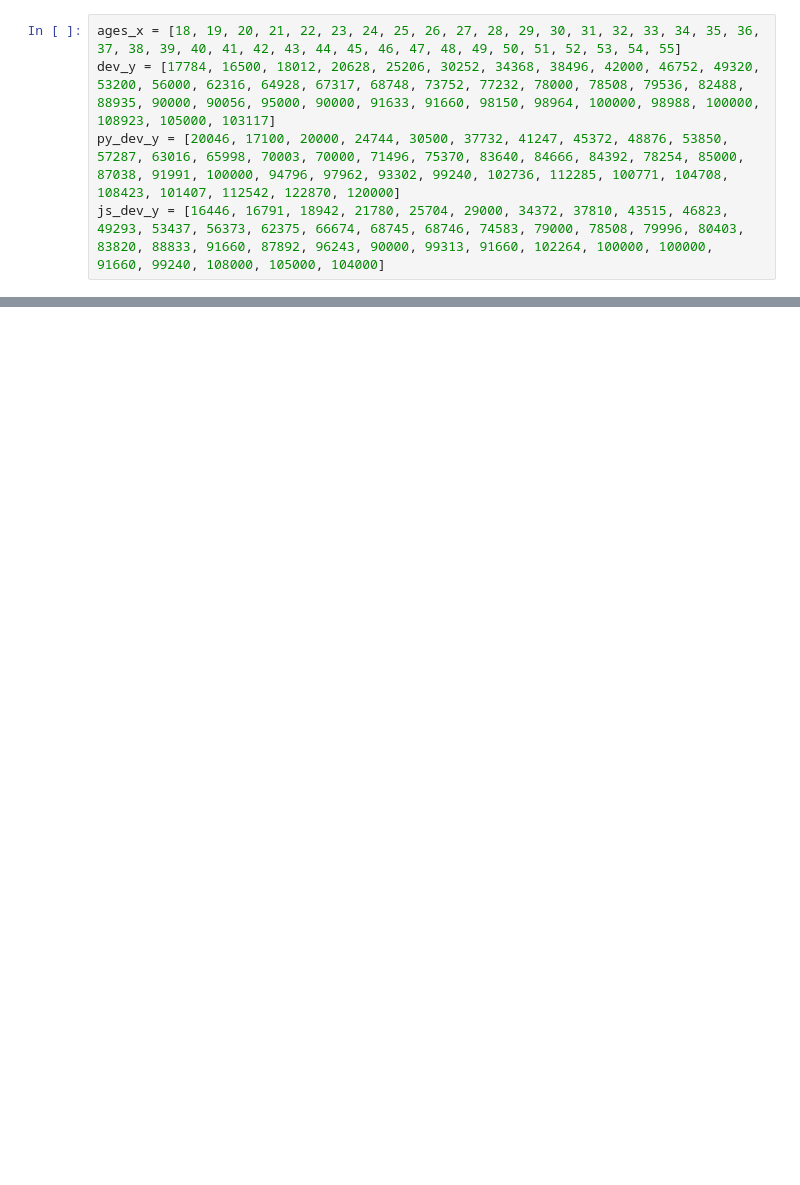
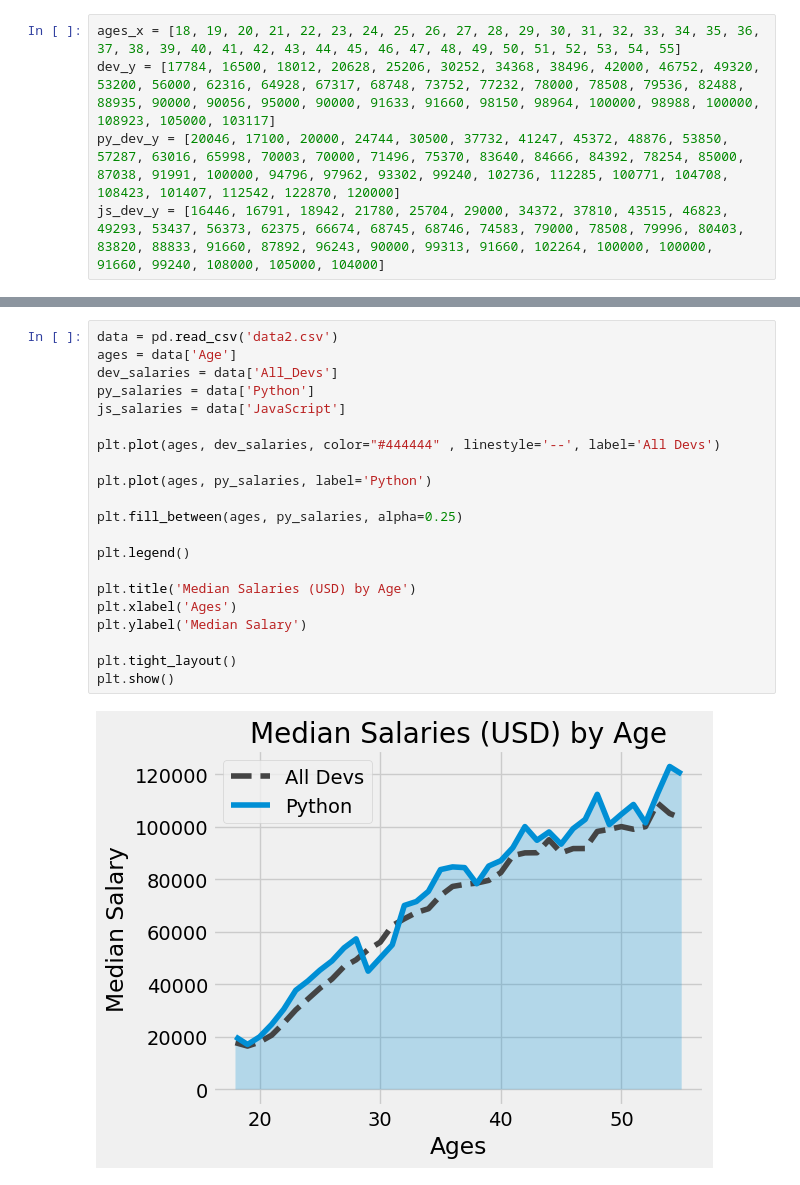
Before and after one commit to shruti-1102/zero-to-analyst, a Jupyter notebook: mpl-tut.ipynb, the cells around one changed output, grey strips where cells are left out. Drawn from its saved outputs; the diff is of its cells as text; blank space fills up the shorter version.

```diff
--- a/mpl-tut.ipynb
+++ b/mpl-tut.ipynb
@@ -98,0 +138,23 @@ plt.show()
+# %%
+data = pd.read_csv('data2.csv')
+ages = data['Age']
+dev_salaries = data['All_Devs']
+py_salaries = data['Python']
+js_salaries = data['JavaScript']
+
+plt.plot(ages, dev_salaries, color="#444444" , linestyle='--', label='All Devs')
+
+plt.plot(ages, py_salaries, label='Python')
+
+plt.fill_between(ages, py_salaries, alpha=0.25)
+
+plt.legend()
+
+plt.title('Median Salaries (USD) by Age')
+plt.xlabel('Ages')
+plt.ylabel('Median Salary')
+
+plt.tight_layout()
+plt.show()
+# %% [output]
+[figure, added]
```
Also changed, not shown: parts of 7 cells of this notebook, 1 other file.
